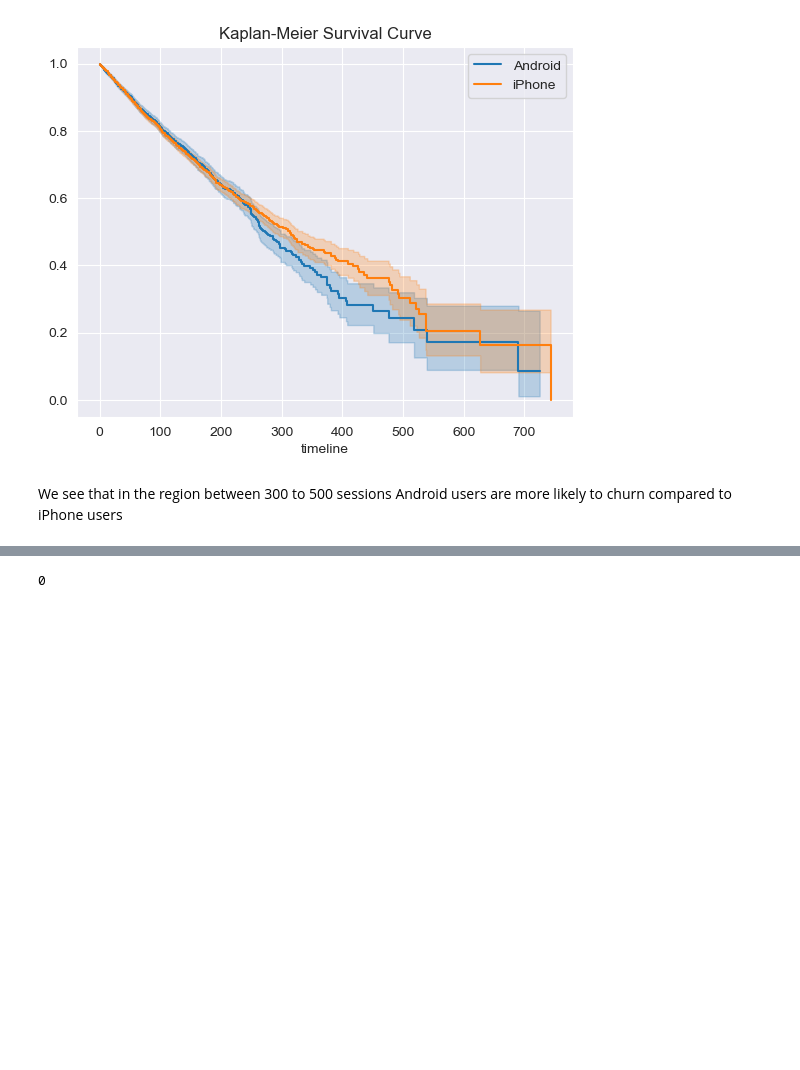
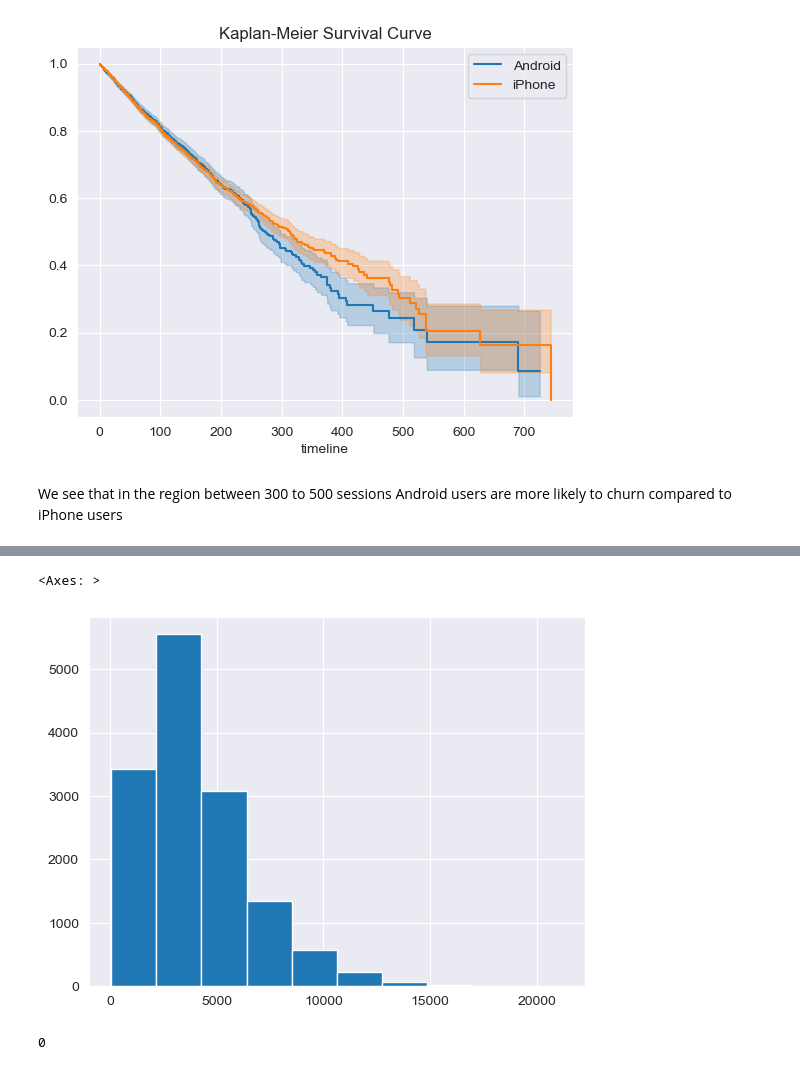
Before and after one commit to point-de-vyu/data-analytics-projects, a Jupyter notebook: Waze_predicting_user_churn/1. Exploratory_data_analysis.ipynb, the cells around one changed output, grey strips where cells are left out. Saved outputs shown, nothing was run; the diff lists cells and outputs as text; code cells hidden in the pictures; blank space fills up the shorter version.

```diff
--- a/Waze_predicting_user_churn/1. Exploratory_data_analysis.ipynb
+++ b/Waze_predicting_user_churn/1. Exploratory_data_analysis.ipynb
@@ -576,3 +619,8 @@ We see that in the region between 300 to 500 sessions Android users are more lik
+# %%
+df.driven_km_drives.hist()
+# %% [output]
+<Axes: >
+[figure, added]
 # %%
 df['activity_days'][14]
 # %% [output]
```
Also changed, not shown: parts of 5 cells of this notebook.
